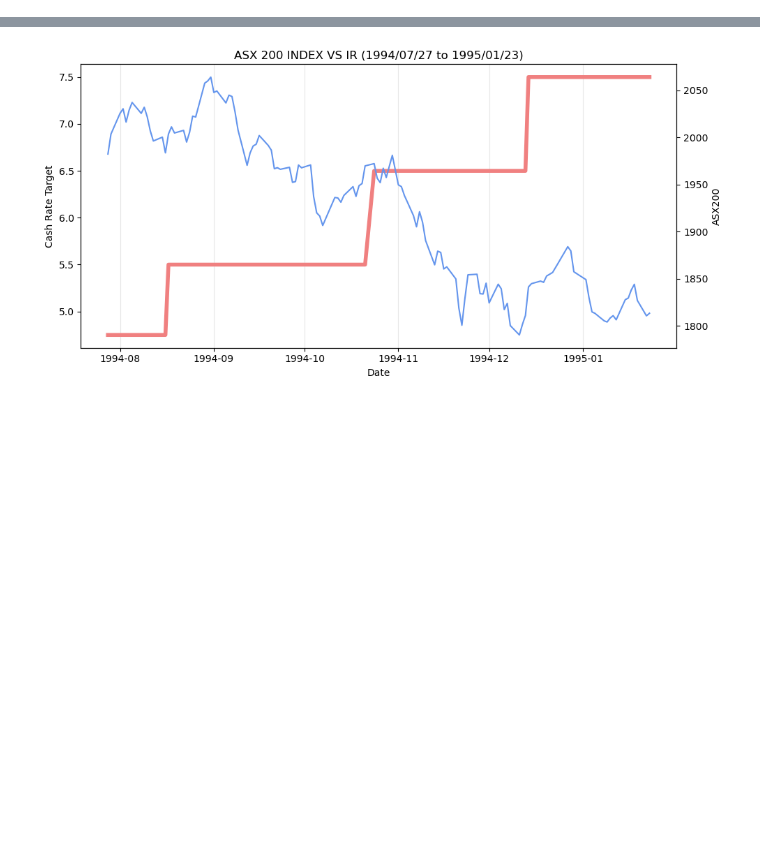
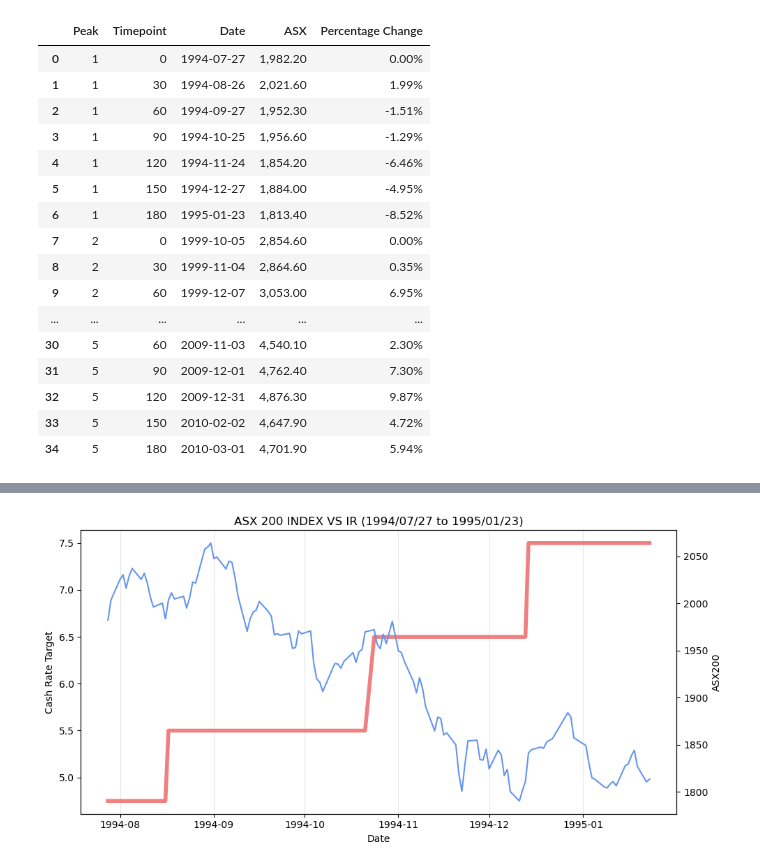
Before and after one commit to Richard-Turnbull/project-1, a Jupyter notebook: Project-1-Notebook.ipynb, the cells around one changed output, grey strips where cells are left out. Cells and saved outputs as stored; diff of their text form; code cells hidden in the pictures; blank space fills up the shorter version.

```diff
--- a/Project-1-Notebook.ipynb
+++ b/Project-1-Notebook.ipynb
@@ -173,3 +196,25 @@ ASXpeaks_df
+# %%
+ASXpeaks_df["Percentage Change"] = ASXpeaks_df["Percentage Change"].astype(float).map("{:,.2%}".format)
+ASXpeaks_df["ASX"] = ASXpeaks_df["ASX"].astype(float).map("{:,.2f}".format)
+ASXpeaks_df
+# %% [output]
+|  | Peak | Timepoint | Date | ASX | Percentage Change |
+| 0 | 1 | 0 | 1994-07-27 | 1,982.20 | 0.00% |
+| 1 | 1 | 30 | 1994-08-26 | 2,021.60 | 1.99% |
+| 2 | 1 | 60 | 1994-09-27 | 1,952.30 | -1.51% |
+| 3 | 1 | 90 | 1994-10-25 | 1,956.60 | -1.29% |
+| 4 | 1 | 120 | 1994-11-24 | 1,854.20 | -6.46% |
+| 5 | 1 | 150 | 1994-12-27 | 1,884.00 | -4.95% |
+| 6 | 1 | 180 | 1995-01-23 | 1,813.40 | -8.52% |
+| 7 | 2 | 0 | 1999-10-05 | 2,854.60 | 0.00% |
+| 8 | 2 | 30 | 1999-11-04 | 2,864.60 | 0.35% |
+| 9 | 2 | 60 | 1999-12-07 | 3,053.00 | 6.95% |
+| ... | ... | ... | ... | ... | ... |
+| 30 | 5 | 60 | 2009-11-03 | 4,540.10 | 2.30% |
+| 31 | 5 | 90 | 2009-12-01 | 4,762.40 | 7.30% |
+| 32 | 5 | 120 | 2009-12-31 | 4,876.30 | 9.87% |
+| 33 | 5 | 150 | 2010-02-02 | 4,647.90 | 4.72% |
+| 34 | 5 | 180 | 2010-03-01 | 4,701.90 | 5.94% |
 # %%
 # Plot ASX Data
 ax = panel_data['Close'].plot(figsize=(10, 5), use_index=True, ylabel='Price ($)',lw=0.5)
```
Also changed, not shown: parts of 4 cells of this notebook.
